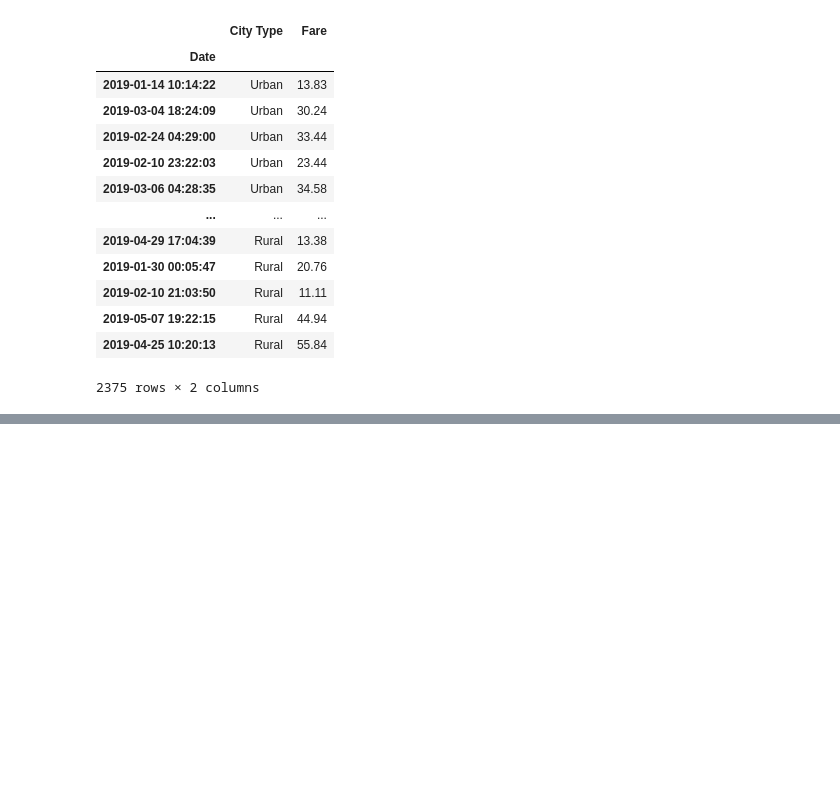
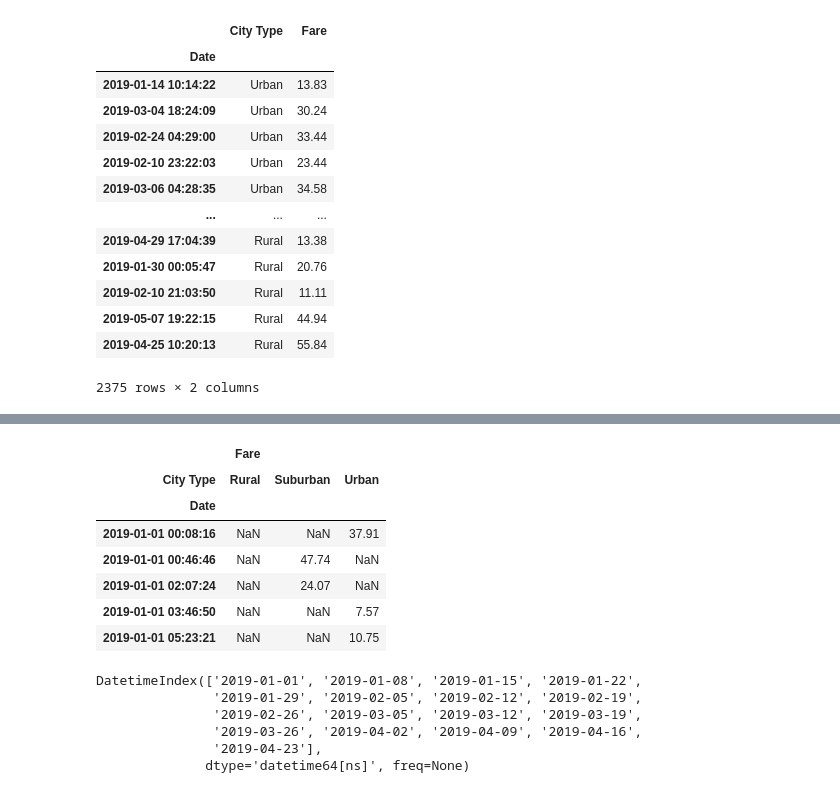
Before and after one commit to amnichols93/PyBer_Analysis, a Jupyter notebook: PyBer.ipynb, the cells around one changed output, grey strips where cells are left out. Saved outputs shown, nothing was run; the diff lists cells and outputs as text; code cells hidden in the pictures; blank space fills up the shorter version.

```diff
--- a/PyBer.ipynb
+++ b/PyBer.ipynb
@@ -809,0 +833,36 @@ testtable.head(10)
+# %%
+# Step 8: Convert the pivot table back to a dataframe
+sum_of_fares_pvt_df = pd.DataFrame(sum_of_fares_pvt).loc['2019-01-01':'2019-04-28']
+sum_of_fares_pvt_df.index = pd.to_datetime(sum_of_fares_pvt_df.index)
+sum_of_fares_pvt_df.head()
+# %% [output]
+|  | Fare |  |  |
+| City Type | Rural | Suburban | Urban |
+| Date |  |  |  |
+| 2019-01-01 00:08:16 | NaN | NaN | 37.91 |
+| 2019-01-01 00:46:46 | NaN | 47.74 | NaN |
+| 2019-01-01 02:07:24 | NaN | 24.07 | NaN |
+| 2019-01-01 03:46:50 | NaN | NaN | 7.57 |
+| 2019-01-01 05:23:21 | NaN | NaN | 10.75 |
+# %%
+# Step 9:
+# Set the index by DAYS
+daily_index = pd.date_range(start=sum_of_fares_pvt_df.index.min(), end=sum_of_fares_pvt_df.index.max(), freq='d')
+
+# Create a series where the index is the individual days
+daily_series = pd.Series(range(len(daily_index)),index=daily_index)
+
+# Resample the Day Series into a Week Series to make the bins
+weekly_bins = daily_series.resample('7d').sum()
+
+# Format the Bins to isolate just the date, and then format that date to a datetime64 type
+weekly_bins.index = pd.to_datetime(weekly_bins.index).date
+weekly_bins.index = pd.to_datetime(weekly_bins.index)
+weekly_bins.index
+# %% [output]
+DatetimeIndex(['2019-01-01', '2019-01-08', '2019-01-15', '2019-01-22',
+               '2019-01-29', '2019-02-05', '2019-02-12', '2019-02-19',
+               '2019-02-26', '2019-03-05', '2019-03-12', '2019-03-19',
+               '2019-03-26', '2019-04-02', '2019-04-09', '2019-04-16',
+               '2019-04-23'],
+              dtype='datetime64[ns]', freq=None)
```
Also changed, not shown: parts of 18 cells of this notebook, 6 other files.
